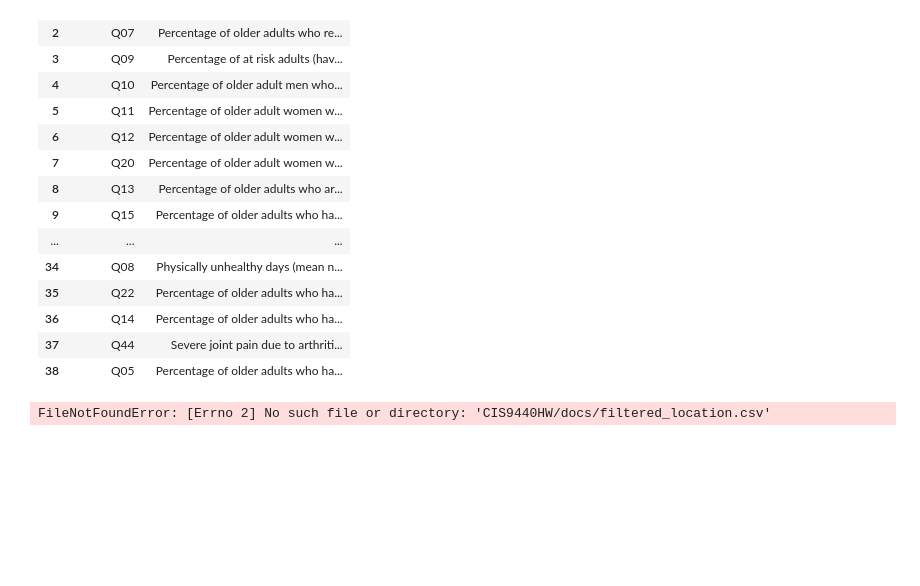
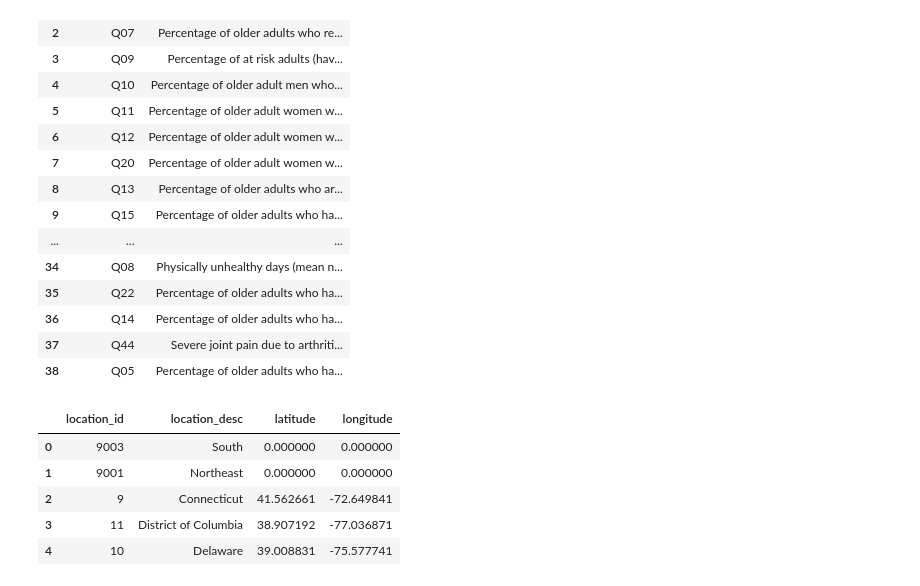
Before and after one commit to lisaleung11/CIS9440HW, a Jupyter notebook: scripts/dimention.ipynb, the cells around one changed output. Cells and saved outputs as stored; diff of their text form; code cells hidden in the pictures; blank space fills up the shorter version.

```diff
--- a/scripts/dimention.ipynb
+++ b/scripts/dimention.ipynb
@@ -267,10 +270,15 @@ unique_question_df
 | 37 | Q44 | Severe joint pain due to arthriti... |
 | 38 | Q05 | Percentage of older adults who ha... |
 # %%
-location_lookup_df = pd.read_csv('CIS9440HW/docs/filtered_location.csv')
+location_lookup_df = pd.read_csv('/Users/lisa/CIS9440HW/docs/filtered_location.csv')
 location_lookup_df = location_lookup_df.fillna(0)
 new_order = ['location_id', 'location_desc','latitude','longitude']
 location_lookup_df = location_lookup_df[new_order]
 location_lookup_df.head()
 # %% [output]
-FileNotFoundError: [Errno 2] No such file or directory: 'CIS9440HW/docs/filtered_location.csv'
+|  | location_id | location_desc | latitude | longitude |
+| 0 | 9003 | South | 0.000000 | 0.000000 |
+| 1 | 9001 | Northeast | 0.000000 | 0.000000 |
+| 2 | 9 | Connecticut | 41.562661 | -72.649841 |
+| 3 | 11 | District of Columbia | 38.907192 | -77.036871 |
+| 4 | 10 | Delaware | 39.008831 | -75.577741 |
```
Also changed, not shown: parts of 8 cells of this notebook, 3 other files.
